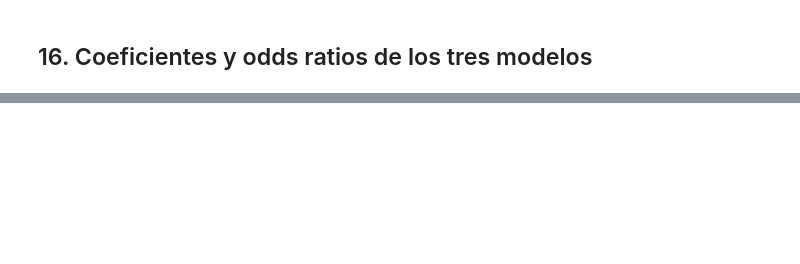
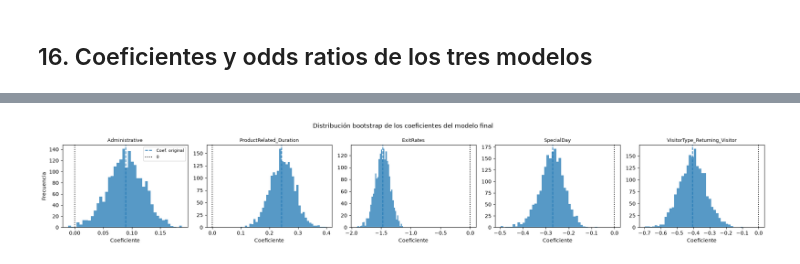
Before and after one commit to vedurancisterna-alt/Estadistica_Computacional, a Jupyter notebook: S3/S3_modelamiento_final.ipynb, the cells around one changed output, grey strips where cells are left out. Cells and saved outputs as stored; diff of their text form; code cells hidden in the pictures; blank space fills up the shorter version.

```diff
--- a/S3/S3_modelamiento_final.ipynb
+++ b/S3/S3_modelamiento_final.ipynb
@@ -1321,0 +946,23 @@ Después de esta corrección metodológica, ejecutar **Restart Kernel → Run Al
+# %%
+CONTINUAS_CAND = [
+    "Administrative_Duration", "Informational_Duration", "ProductRelated",
+    "ProductRelated_Duration", "BounceRates", "ExitRates"
+]
+continuas_best = [v for v in BEST_VARS if v in CONTINUAS_CAND]
+
+bt_rows = []
+for v in continuas_best:
+    x = train_main[v].astype(float)
+    z = x + max(1e-6, x[x > 0].min() / 2)
+    Xbt = Xtr_all[BEST_VARS].copy()
+    xlogx = z * np.log(z)
+    Xbt[v + "_xlogx"] = (xlogx - xlogx.mean()) / xlogx.std()
+    mod_bt = sm.GLM(ytr, sm.add_constant(Xbt, has_constant="add"),
+                    family=sm.families.Binomial(), freq_weights=w_tr).fit()
+    bt_rows.append({"Variable": v, "p_xlogx": mod_bt.pvalues[v + "_xlogx"]})
+
+if bt_rows:
+    tabla_bt = pd.DataFrame(bt_rows)
+    display(tabla_bt.round(4))
+else:
+    print("El modelo seleccionado no contiene variables continuas para este diagnóstico.")
@@ -1321,0 +1079,16 @@ Después de esta corrección metodológica, ejecutar **Restart Kernel → Run Al
+# %%
+vars_plot = [x for x in cols_b if x != "const"]
+fig, axes = plt.subplots(1, len(vars_plot), figsize=(4*len(vars_plot), 3.5), squeeze=False)
+for ax, v in zip(axes[0], vars_plot):
+    ax.hist(boot[v], bins=40, alpha=.75)
+    ax.axvline(best_model.params[v], linestyle="--", label="Coef. original")
+    ax.axvline(0, color="k", linestyle=":", label="0")
+    ax.set_title(v, fontsize=9)
+    ax.set_xlabel("Coeficiente")
+axes[0][0].set_ylabel("Frecuencia")
+axes[0][0].legend(fontsize=8)
+plt.suptitle("Distribución bootstrap de los coeficientes del modelo final")
+plt.tight_layout()
+plt.show()
+# %% [output]
+[figure, added]
```
Also changed, not shown: parts of 77 cells of this notebook.
